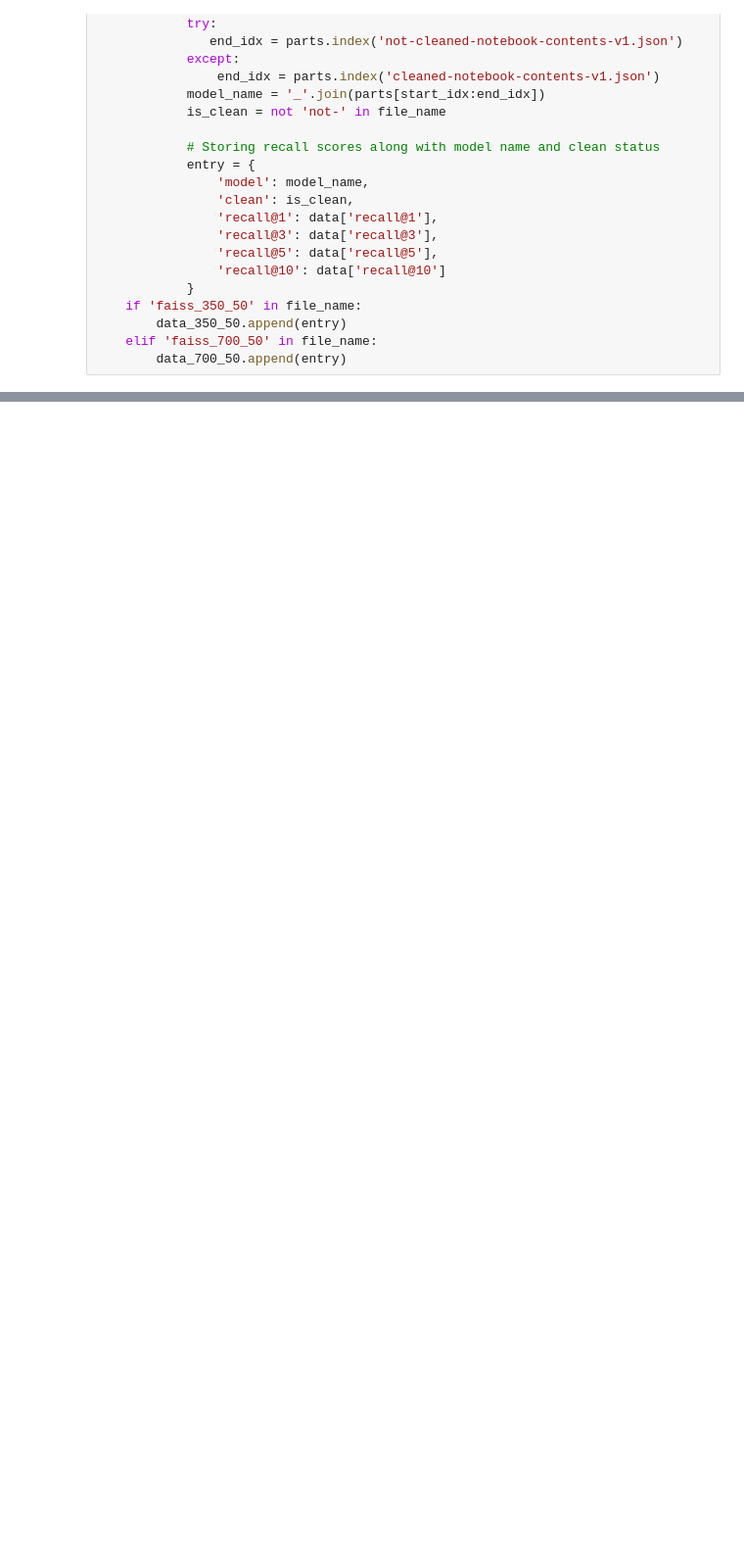
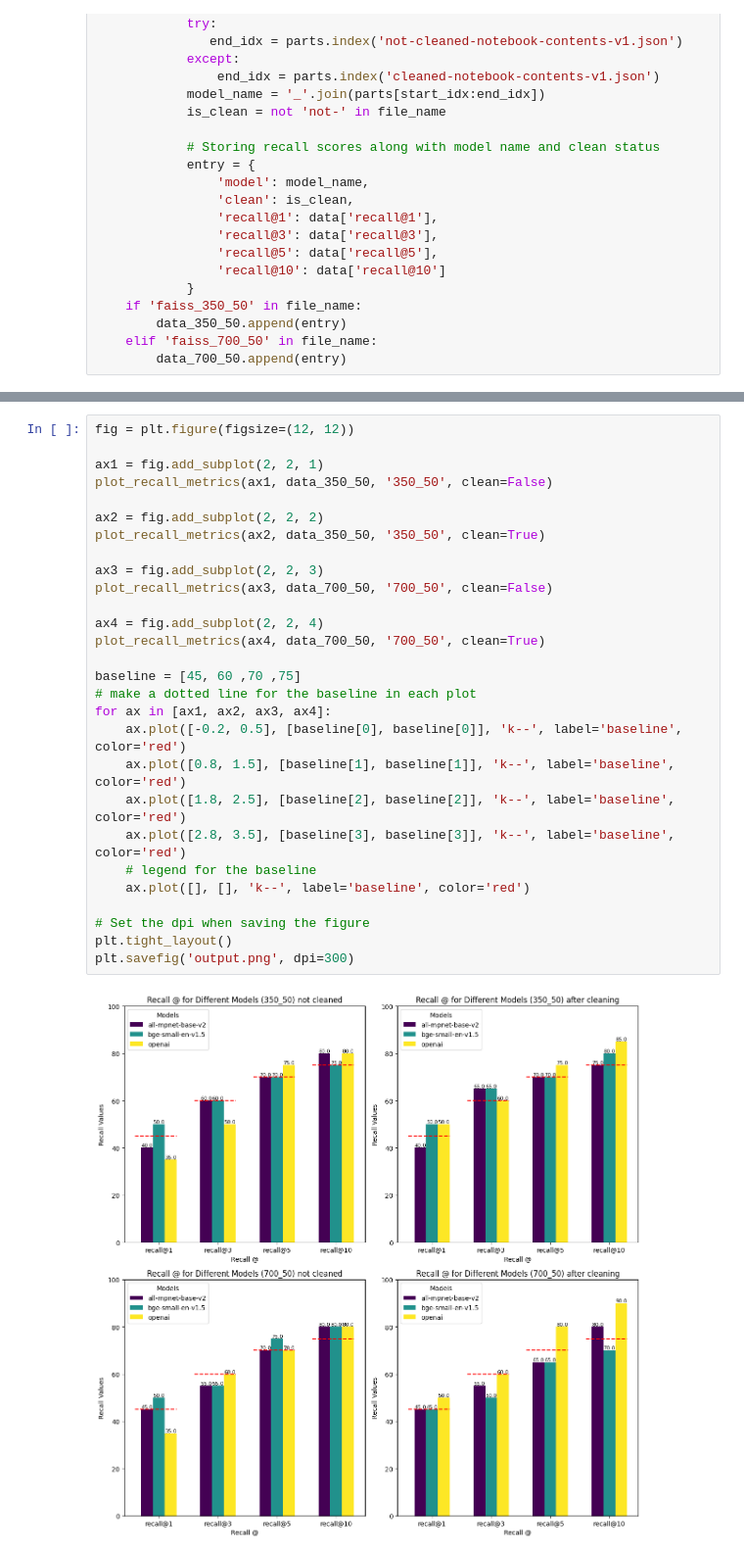
Before and after one commit to fenfen22/GenerativeAI, a Jupyter notebook: owngpt/visualize.ipynb, the cells around one changed output, grey strips where cells are left out. Shown at 98% size. Cells and saved outputs as stored; diff of their text form; blank space fills up the shorter version.

```diff
--- a/owngpt/visualize.ipynb
+++ b/owngpt/visualize.ipynb
@@ -99,0 +161,30 @@ plt.show()
+# %%
+fig = plt.figure(figsize=(12, 12))
+
+ax1 = fig.add_subplot(2, 2, 1)
+plot_recall_metrics(ax1, data_350_50, '350_50', clean=False)
+
+ax2 = fig.add_subplot(2, 2, 2)
+plot_recall_metrics(ax2, data_350_50, '350_50', clean=True)
+
+ax3 = fig.add_subplot(2, 2, 3)
+plot_recall_metrics(ax3, data_700_50, '700_50', clean=False)
+
+ax4 = fig.add_subplot(2, 2, 4)
+plot_recall_metrics(ax4, data_700_50, '700_50', clean=True)
+
+baseline = [45, 60 ,70 ,75]
+# make a dotted line for the baseline in each plot
+for ax in [ax1, ax2, ax3, ax4]:
+    ax.plot([-0.2, 0.5], [baseline[0], baseline[0]], 'k--', label='baseline', color='red')
+    ax.plot([0.8, 1.5], [baseline[1], baseline[1]], 'k--', label='baseline', color='red')
+    ax.plot([1.8, 2.5], [baseline[2], baseline[2]], 'k--', label='baseline', color='red')
+    ax.plot([2.8, 3.5], [baseline[3], baseline[3]], 'k--', label='baseline', color='red')
+    # legend for the baseline
+    ax.plot([], [], 'k--', label='baseline', color='red')
+
+# Set the dpi when saving the figure
+plt.tight_layout()
+plt.savefig('output.png', dpi=300)
+# %% [output]
+[figure, added]
```
Also changed, not shown: parts of 3 cells of this notebook, 5 other files.
